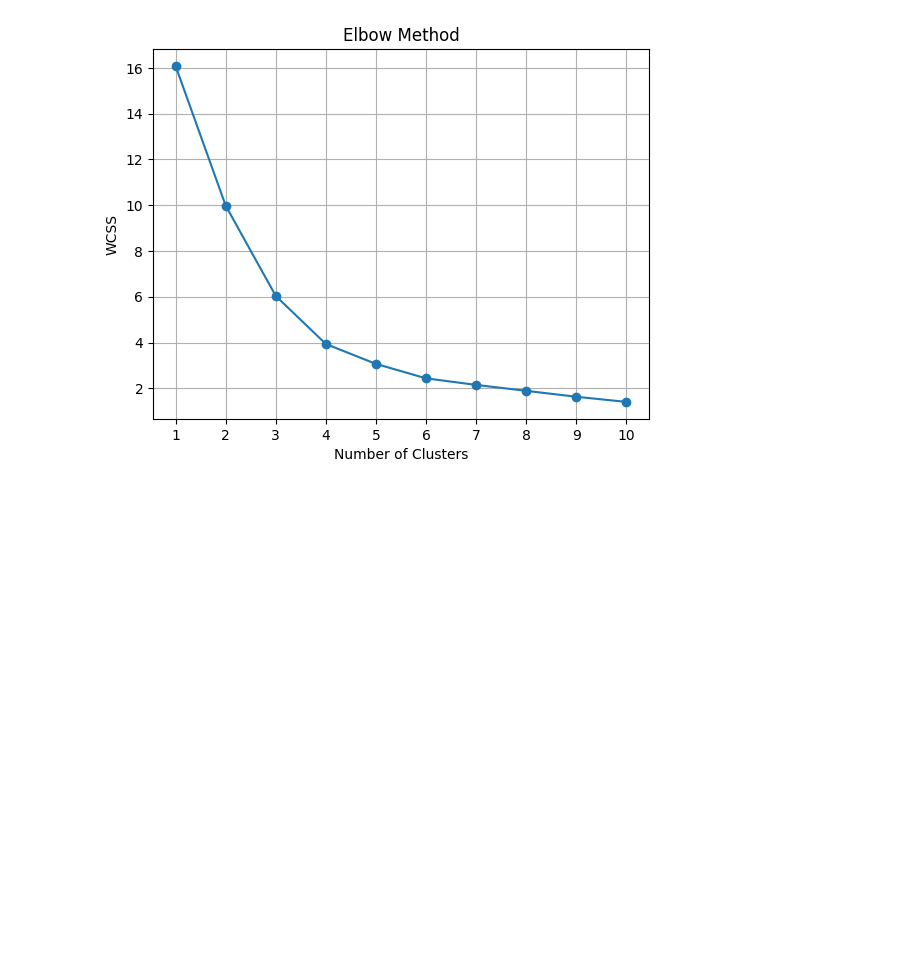
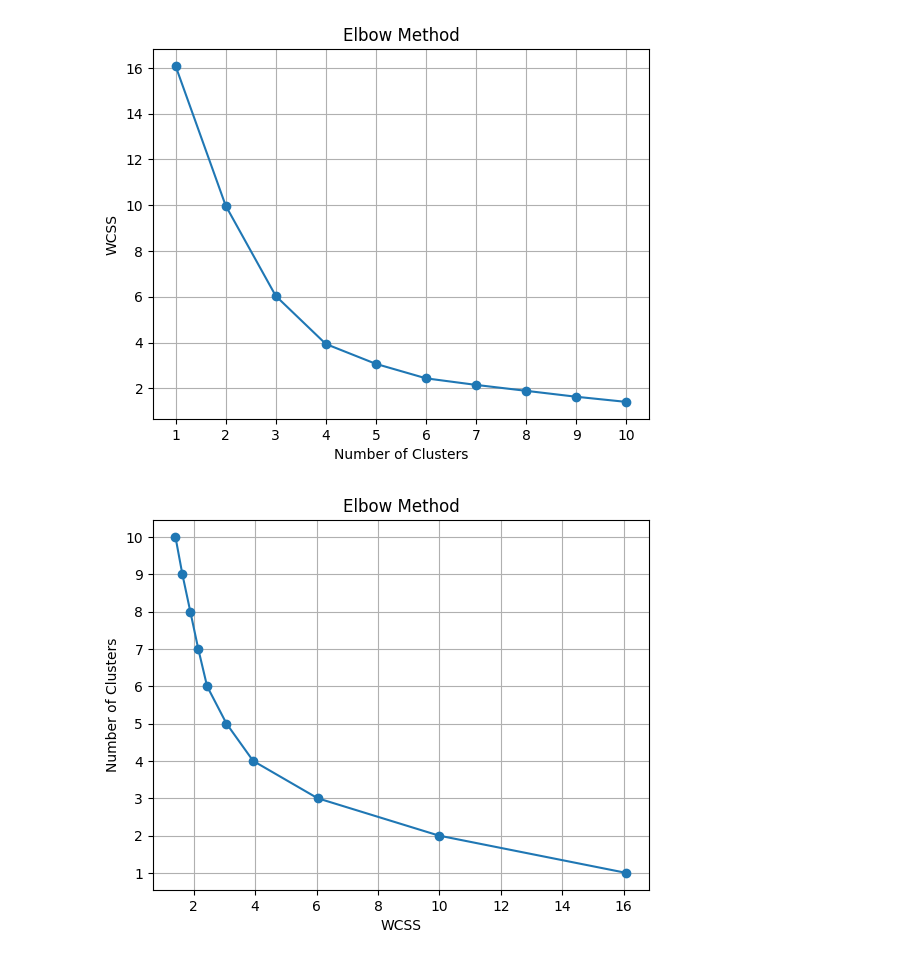
Before and after one commit to TeachDian/Jupyter-Activities, a Jupyter notebook: Munggo/Munggo Graph.ipynb, the cells around one changed output. Cells and saved outputs as stored; diff of their text form; code cells hidden in the pictures; blank space fills up the shorter version.

```diff
--- a/Munggo/Munggo Graph.ipynb
+++ b/Munggo/Munggo Graph.ipynb
@@ -25,3 +25,30 @@ plt.grid(True)
 plt.show()
 # %% [output]
 [figure]
+# %%
+import numpy as np
+import pandas as pd
+import matplotlib.pyplot as plt
+from sklearn.cluster import KMeans
+
+# Generate random data for demonstration
+np.random.seed(0)
+data = np.random.rand(100, 2)  # 100 data points with 2 features
+
+# Perform the elbow method tfind optimal number of clusters
+wcss = []
+for i in range(1, 11):
+    kmeans = KMeans(n_clusters=i, init='k-means++', max_iter=300, n_init=10, random_state=0)
+    kmeans.fit(data)
+    wcss.append(kmeans.inertia_)
+
+# Plot the elbow method graph
+plt.plot(wcss, range(1, 11), marker='o')  # Invert the axes
+plt.title('Elbow Method')
+plt.xlabel('WCSS')
+plt.ylabel('Number of Clusters')
+plt.yticks(np.arange(1, 11, 1))
+plt.grid(True)
+plt.show()
+# %% [output]
+[figure, added]
```
Also changed, not shown: parts of 1 cell of this notebook, 10 other files.
